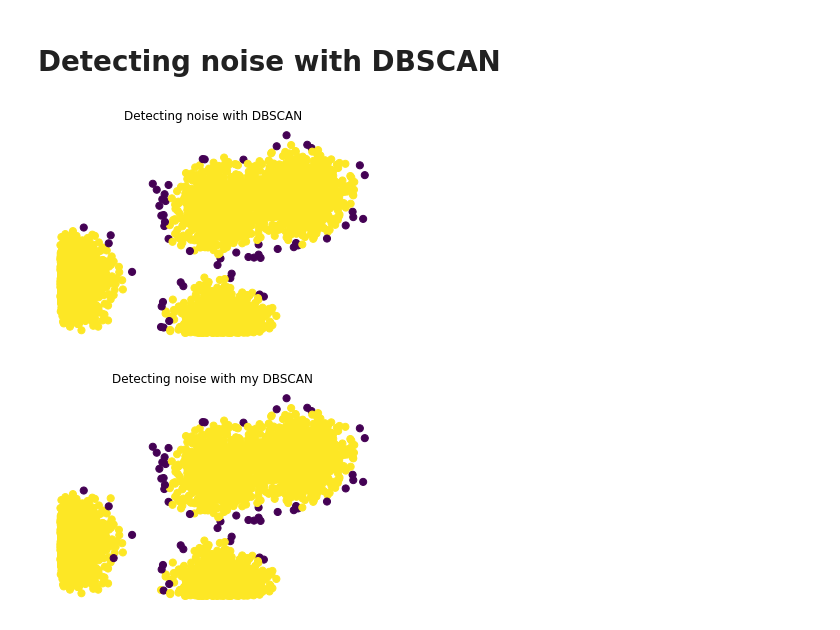
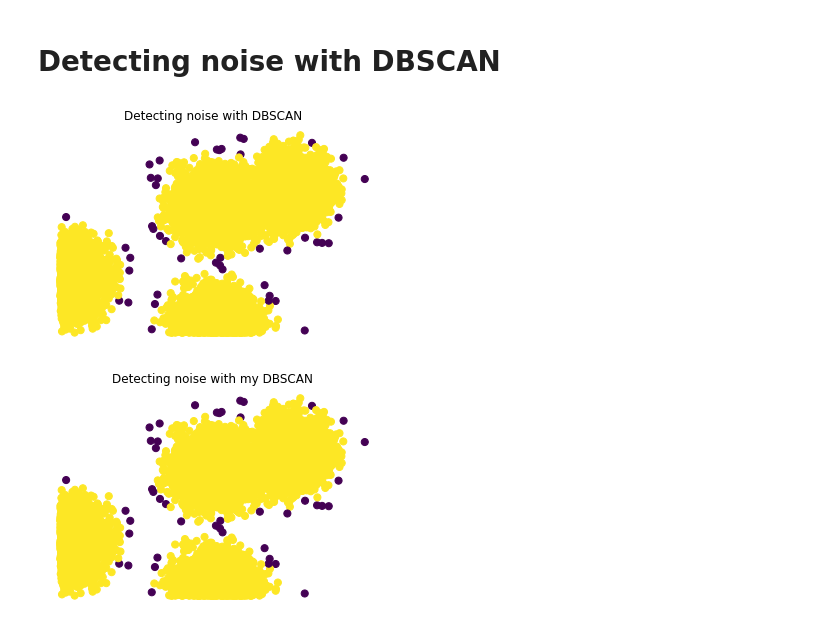
Before and after one commit to guillermoNaranjo/DBSCAN, a Jupyter notebook: synthetic_cluster_points.ipynb, the cells around one changed output. Saved outputs shown, nothing was run; the diff lists cells and outputs as text; code cells hidden in the pictures.

Commit message:
resultados seriales

```diff
--- a/synthetic_cluster_points.ipynb
+++ b/synthetic_cluster_points.ipynb
@@ -7,38 +7,38 @@ import matplotlib.pyplot as plt
 import numpy as np
 
 # Indicate the number of points
-n_points = 5000
+n_points = 10000
 
 # randomly generating data points and noise
 points, y_true = make_blobs(n_samples=n_points,
                             centers=4,
                             cluster_std=0.06,
                             random_state=11,
                             center_box=(0, 1.0))
 
 # only positive points and with three decimals
 points = np.round(np.abs(points[:, ::-1]), 3)
 
 # storing points into a csv file
 np.savetxt(str(n_points)+"_data.csv", points, delimiter=",",  fmt="%.3f")
 
 
 # clustering and detecting noise with dbscan
 clusters = DBSCAN(eps=0.03, min_samples=10).fit_predict(points)
 
 # plotting noise
 plt.figure()
 plt.title("Detecting noise with DBSCAN")
 plt.scatter(points[:, 0], points[:, 1], c=np.where(clusters==-1, 0, 1), s=50)
 plt.xticks([])
 plt.yticks([])
 plt.box(False)
 plt.show()
 # %% [output]
-[figure, old version]
+[figure, new version]
 # %%
 # loading results from c++ program into a numpy array
-result = np.loadtxt(str(n_points)+"_results.csv", delimiter=",")
+result = np.loadtxt(str(n_points)+"_results_serial.csv", delimiter=",")
 
 # plotting noise
 plt.figure()
@@ -49,4 +49,4 @@ plt.yticks([])
 plt.box(False)
 plt.show()
 # %% [output]
-[figure, old version]
+[figure, new version]
```
Also changed, not shown: parts of 1 cell of this notebook, 12 other files.
